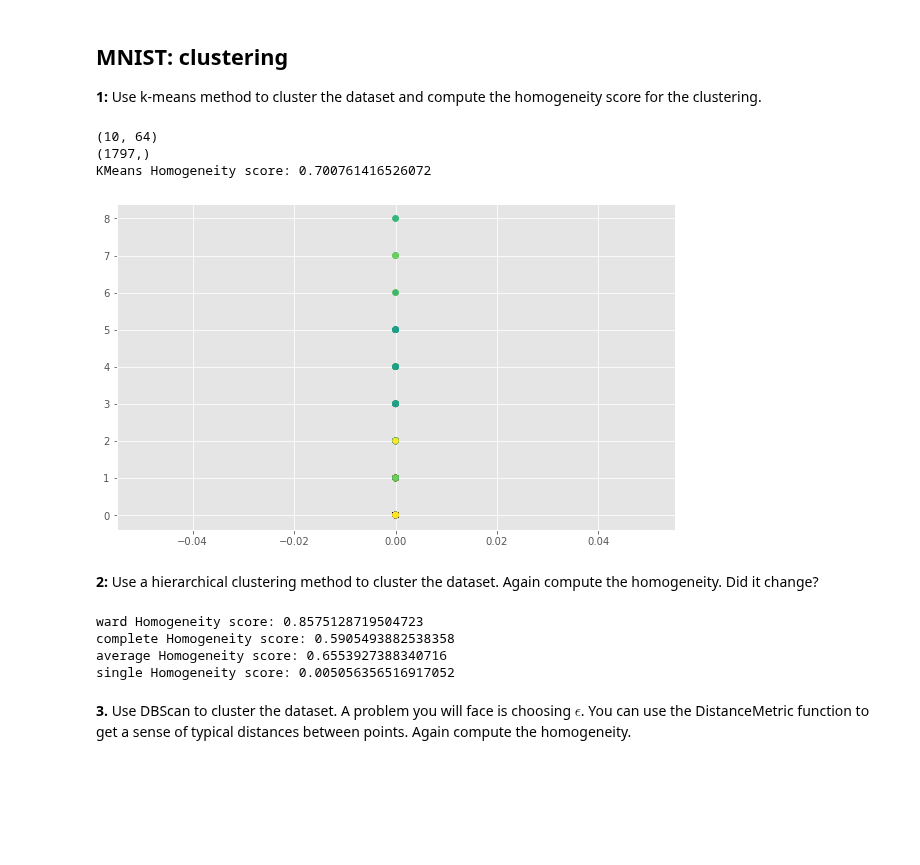
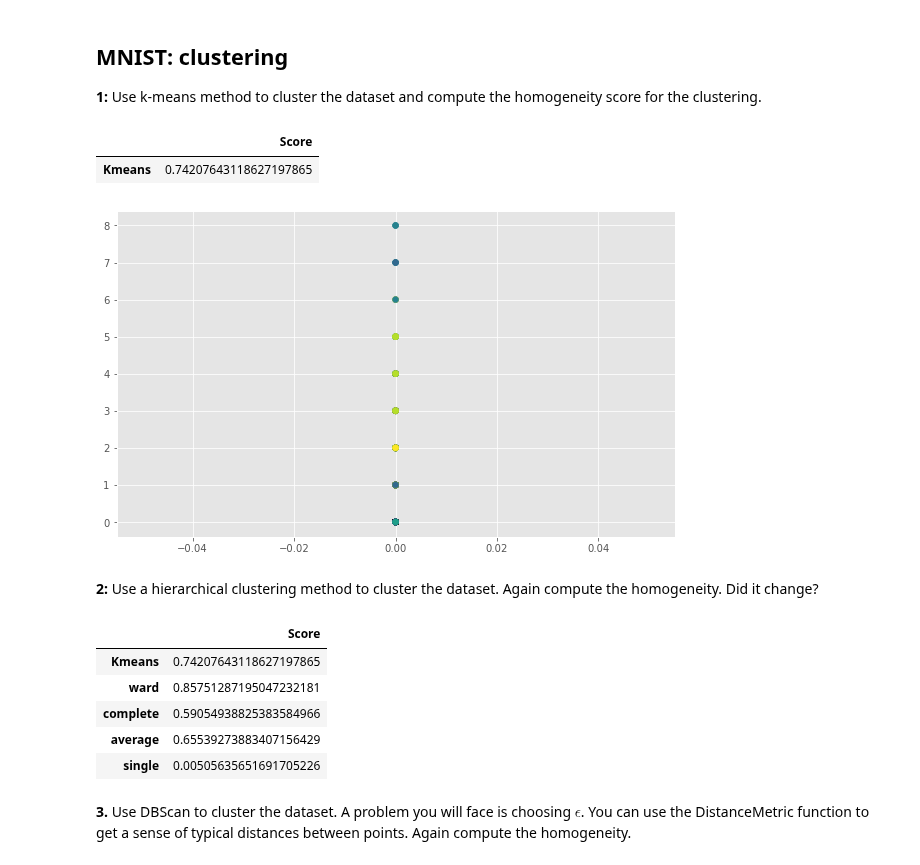
Before and after one commit to sashaaKr/master-of-science, a Jupyter notebook: semester_2/Advanced_Topics_in_Machine_Learning/assignment_3/HW3 - Unsupervised ML_sasha.ipynb, the cells around one changed output. Drawn from its saved outputs; the diff is of its cells as text; code cells hidden in the pictures; blank space fills up the shorter version.

```diff
--- a/semester_2/Advanced_Topics_in_Machine_Learning/assignment_3/HW3 - Unsupervised ML_sasha.ipynb
+++ b/semester_2/Advanced_Topics_in_Machine_Learning/assignment_3/HW3 - Unsupervised ML_sasha.ipynb
@@ -119,20 +119,20 @@ Text(0, 0.5, 'Y')
 **1:** Use k-means method to cluster the dataset and compute the homogeneity score for the clustering.
 # %%
 from sklearn.cluster import KMeans
+
+homogenity_scores_df = pd.DataFrame(dtype=float)
+pd.options.display.float_format = '{:.20f}'.format
 
 kmeanclusters = n_digits
 km = KMeans(n_clusters=kmeanclusters)
 km.fit(X)
-print(km.cluster_centers_.shape)
-print(km.labels_.shape)
 plt.scatter(X[:, 0], X[:, 1], c=km.labels_)
-h_score = homogeneity_score(y,km.labels_)
-print("KMeans Homogeneity score: "+ str(h_score))
+homogenity_scores_df.loc['Kmeans', 'Score'] = homogeneity_score(y,km.labels_)
+homogenity_scores_df
 # %% [output]
-(10, 64)
-(1797,)
-KMeans Homogeneity score: 0.700761416526072
+|  | Score |
+| Kmeans | 0.74207643118627197865 |
-[figure, old version]
+[figure, new version]
 # %% [markdown]
 
 **2:** Use a hierarchical clustering method to cluster the dataset. Again compute the homogeneity. Did it change?
@@ -140,12 +140,14 @@ KMeans Homogeneity score: 0.700761416526072
 for linkage in ['ward', 'complete', 'average', 'single']:
     clustering = AgglomerativeClustering(n_clusters=n_digits, linkage=linkage)
     clustering.fit_predict(X)
-    h_score = homogeneity_score(y,clustering.labels_)
-    print(linkage + " Homogeneity score: "+ str(h_score))
+    homogenity_scores_df.loc[linkage, 'Score'] = homogeneity_score(y,clustering.labels_)
+homogenity_scores_df
 # %% [output]
-ward Homogeneity score: 0.8575128719504723
-complete Homogeneity score: 0.5905493882538358
-average Homogeneity score: 0.6553927388340716
-single Homogeneity score: 0.005056356516917052
+|  | Score |
+| Kmeans | 0.74207643118627197865 |
+| ward | 0.85751287195047232181 |
+| complete | 0.59054938825383584966 |
+| average | 0.65539273883407156429 |
+| single | 0.00505635651691705226 |
 # %% [markdown]
 **3.** Use DBScan to cluster the dataset. A problem you will face is choosing $\epsilon$. You can use the DistanceMetric function to get a sense of typical distances between points.  Again compute the homogeneity.
```
Also changed, not shown: parts of 3 cells of this notebook.
